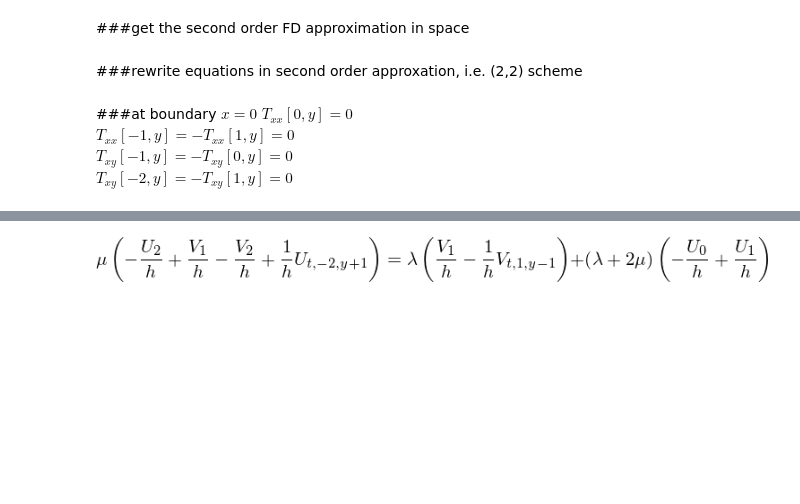
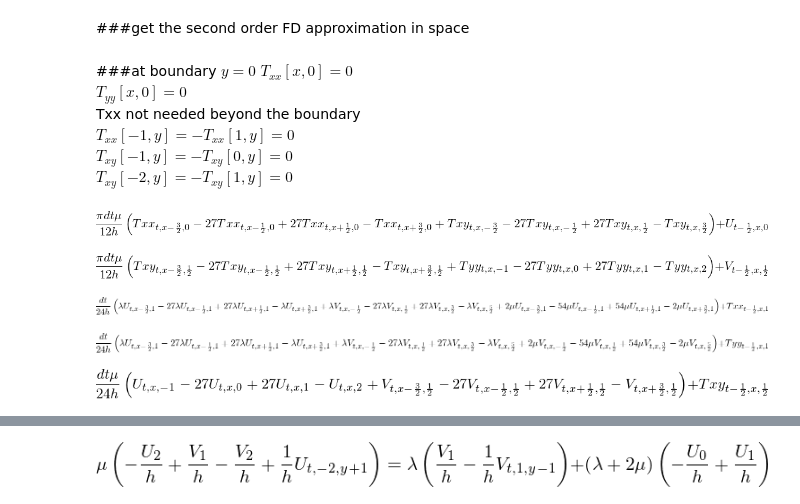
Before and after one commit to devitocodes/opesci-fd, a Jupyter notebook: codegen/demo_pochoir_convergent.ipynb, the cells around one changed output, grey strips where cells are left out. Drawn from its saved outputs; the diff is of its cells as text; code cells hidden in the pictures; blank space fills up the shorter version.

Commit message:
boundary condition at y=0

```diff
--- a/codegen/demo_pochoir_convergent.ipynb
+++ b/codegen/demo_pochoir_convergent.ipynb
@@ -17,6 +20,7 @@ x,y,t,h,dt,a,b, Vs = symbols('x y t h dt a b Vs')
 # %%
 accuracy_time = 1 # O(dt^2) accuracy in time domain
 accuracy_space = 2 # O(h^4) accuracy in space domain
+half = Rational(1,2)
 # %% [markdown]
 ###Eigenmode functions (as initial condition and analytical solution)
 # %% [markdown]
@@ -111,12 +118,12 @@ eq1
 ###solve for FD stencil
 # %%
 # for demo only
-U_t = simplify(solve(eq1,U[t+1,x,y])[0]-U[t,x,y])+U[t,x,y]
-V_t = simplify(solve(eq2,V[t+1,x,y])[0]-V[t,x,y])+V[t,x,y]
-Txx_t = simplify(solve(eq3,Txx[t+1,x,y])[0]-Txx[t,x,y])+Txx[t,x,y]
-Tyy_t = simplify(solve(eq4,Tyy[t+1,x,y])[0]-Tyy[t,x,y])+Tyy[t,x,y]
+U_t = simplify(solve(eq1,U[t+half,x,y])[0]-U[t-half,x,y])+U[t-half,x,y]
+V_t = simplify(solve(eq2,V[t+half,x,y])[0]-V[t-half,x,y])+V[t-half,x,y]
+Txx_t = simplify(solve(eq3,Txx[t+half,x,y])[0]-Txx[t-half,x,y])+Txx[t-half,x,y]
+Tyy_t = simplify(solve(eq4,Tyy[t+half,x,y])[0]-Tyy[t-half,x,y])+Tyy[t-half,x,y]
 # note difference between Txx and Txy indices
-Txy_t = simplify(solve(eq5,Txy[t+1,x,y])[0]-Txy[t,x,y])+Txy[t,x,y]
+Txy_t = simplify(solve(eq5,Txy[t+half,x,y])[0]-Txy[t-half,x,y])+Txy[t-half,x,y]
 # %%
 # generate computation code segments
 U_t_code = print_myccode(U[t+1,x,y],pochoir=True) + "=" + print_myccode(U_t,pochoir=True)
@@ -151,2 +161,0 @@ DxV2 = Deriv_half(V,l,1,h,1)[1]
-# %% [markdown]
-###rewrite equations in second order approxation, i.e. (2,2) scheme
@@ -158,6 +162,28 @@ DtTxy_expr = mu*(DyU2+DxV2)
 # %% [markdown]
-###at boundary $x=0$
-$T_{xx}[0,y]=0$<br>
+###at boundary $y=0$
+$T_{xx}[x,0]=0$<br>
+$T_{yy}[x,0]=0$<br>
+Txx not needed beyond the boundary<br>
 $T_{xx}[-1,y]=-T_{xx}[1,y]=0$<br>
 $T_{xy}[-1,y]=-T_{xy}[0,y]=0$<br>
 $T_{xy}[-2,y]=-T_{xy}[1,y]=0$<br>
+# %%
+U_t.subs(y,0)
+# %% [output]
+[figure, added]
+# %%
+V_t.subs(y,half)
+# %% [output]
+[figure, added]
+# %%
+Txx_t.subs(y,1)
+# %% [output]
+[figure, added]
+# %%
+Tyy_t.subs(y,1)
+# %% [output]
+[figure, added]
+# %%
+Txy_t.subs(y,half)
+# %% [output]
+[figure, added]
```
Also changed, not shown: parts of 13 cells of this notebook, 1 other file.
